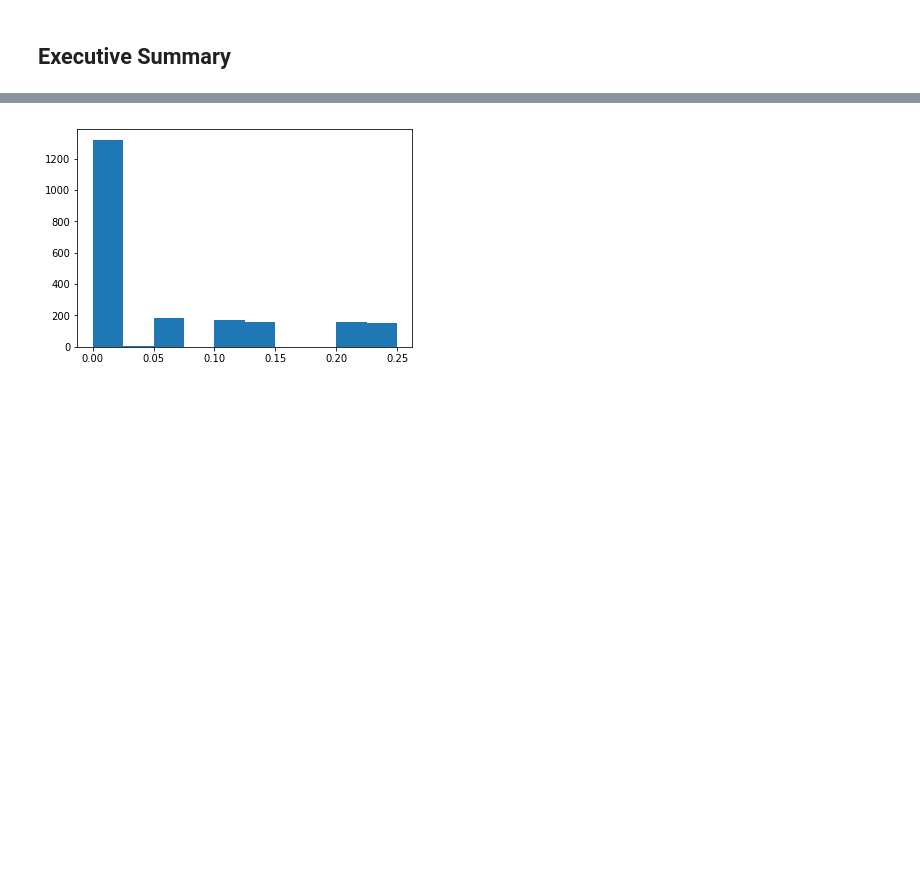
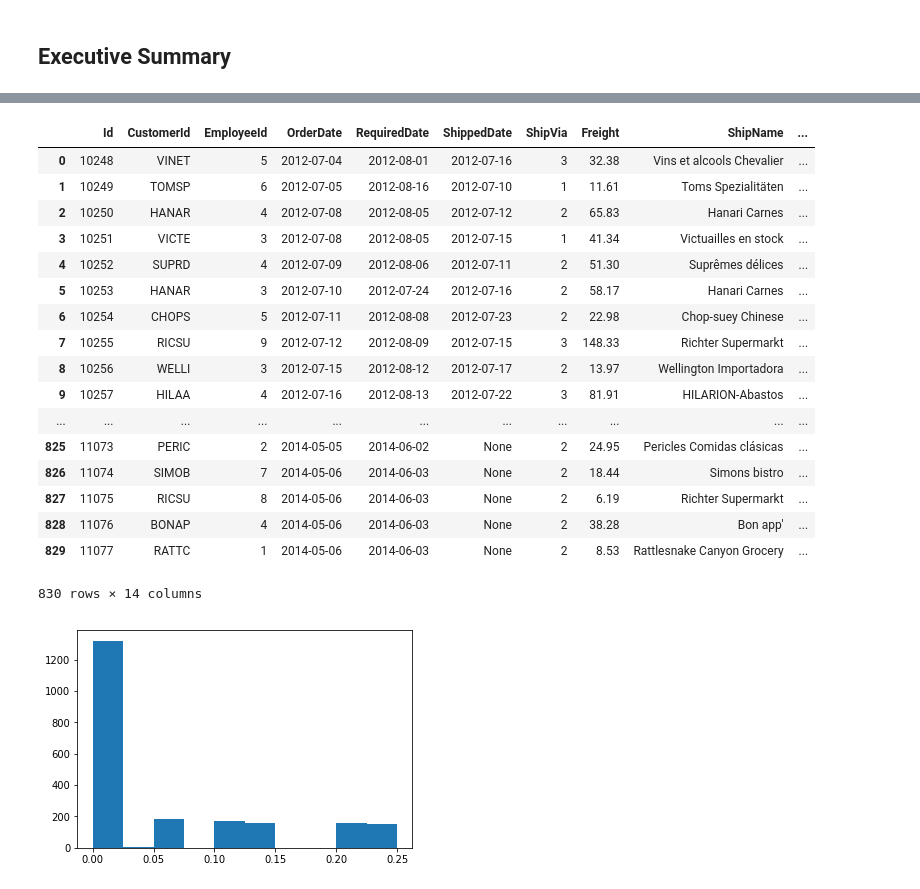
Before and after one commit to giorosati/dsc-2-final-project-online-ds-pt-100118, a Jupyter notebook: module2project.ipynb, the cells around one changed output, grey strips where cells are left out. Drawn from its saved outputs; the diff is of its cells as text; code cells hidden in the pictures; blank space fills up the shorter version.

```diff
--- a/module2project.ipynb
+++ b/module2project.ipynb
@@ -191,3 +157,29 @@ customer.head(15)
+# %%
+# correct the incorect CustomerId values in orders_count
+orders['CustomerId'].replace('ANTO', 'ANTON', inplace=True)
+orders['CustomerId'].replace('DUMO', 'DUMON', inplace=True)
+orders['CustomerId'].replace('OCEA', 'OCEAN', inplace=True)
+orders['CustomerId'].replace('QUEE', 'QUEEN', inplace=True)
+orders
+# %% [output]
+|  | Id | CustomerId | EmployeeId | OrderDate | RequiredDate | ShippedDate | ShipVia | Freight | ShipName | ... |
+| 0 | 10248 | VINET | 5 | 2012-07-04 | 2012-08-01 | 2012-07-16 | 3 | 32.38 | Vins et alcools Chevalier | ... |
+| 1 | 10249 | TOMSP | 6 | 2012-07-05 | 2012-08-16 | 2012-07-10 | 1 | 11.61 | Toms Spezialitäten | ... |
+| 2 | 10250 | HANAR | 4 | 2012-07-08 | 2012-08-05 | 2012-07-12 | 2 | 65.83 | Hanari Carnes | ... |
+| 3 | 10251 | VICTE | 3 | 2012-07-08 | 2012-08-05 | 2012-07-15 | 1 | 41.34 | Victuailles en stock | ... |
+| 4 | 10252 | SUPRD | 4 | 2012-07-09 | 2012-08-06 | 2012-07-11 | 2 | 51.30 | Suprêmes délices | ... |
+| 5 | 10253 | HANAR | 3 | 2012-07-10 | 2012-07-24 | 2012-07-16 | 2 | 58.17 | Hanari Carnes | ... |
+| 6 | 10254 | CHOPS | 5 | 2012-07-11 | 2012-08-08 | 2012-07-23 | 2 | 22.98 | Chop-suey Chinese | ... |
+| 7 | 10255 | RICSU | 9 | 2012-07-12 | 2012-08-09 | 2012-07-15 | 3 | 148.33 | Richter Supermarkt | ... |
+| 8 | 10256 | WELLI | 3 | 2012-07-15 | 2012-08-12 | 2012-07-17 | 2 | 13.97 | Wellington Importadora | ... |
+| 9 | 10257 | HILAA | 4 | 2012-07-16 | 2012-08-13 | 2012-07-22 | 3 | 81.91 | HILARION-Abastos | ... |
+| ... | ... | ... | ... | ... | ... | ... | ... | ... | ... | ... |
+| 825 | 11073 | PERIC | 2 | 2014-05-05 | 2014-06-02 | None | 2 | 24.95 | Pericles Comidas clásicas | ... |
+| 826 | 11074 | SIMOB | 7 | 2014-05-06 | 2014-06-03 | None | 2 | 18.44 | Simons bistro | ... |
+| 827 | 11075 | RICSU | 8 | 2014-05-06 | 2014-06-03 | None | 2 | 6.19 | Richter Supermarkt | ... |
+| 828 | 11076 | BONAP | 4 | 2014-05-06 | 2014-06-03 | None | 2 | 38.28 | Bon app' | ... |
+| 829 | 11077 | RATTC | 1 | 2014-05-06 | 2014-06-03 | None | 2 | 8.53 | Rattlesnake Canyon Grocery | ... |
+830 rows × 14 columns
 # %%
 plt.hist(order_detail["Discount"])
 plt.show()
```
Also changed, not shown: parts of 71 cells of this notebook.
